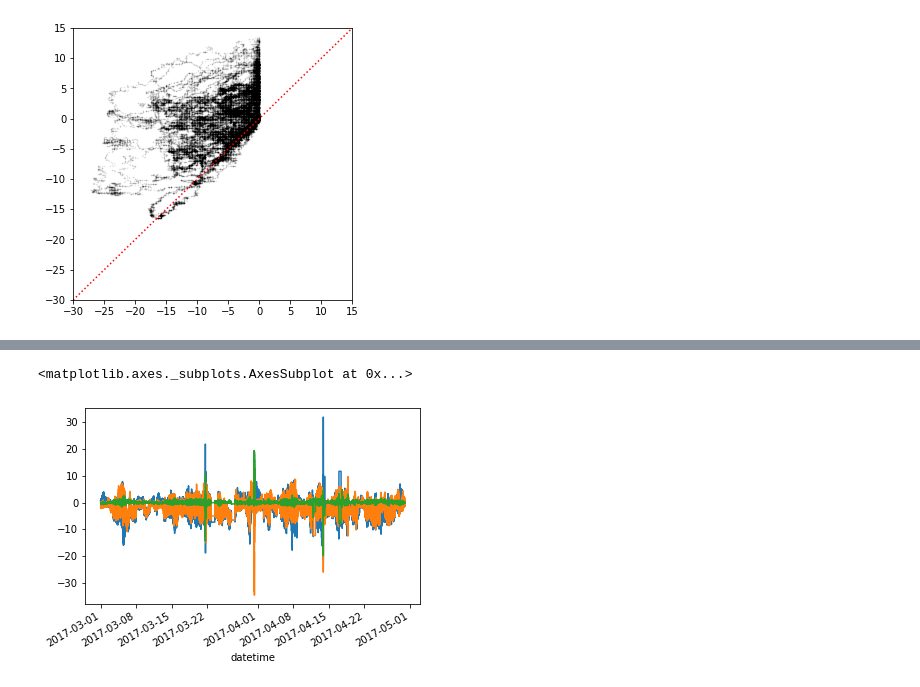
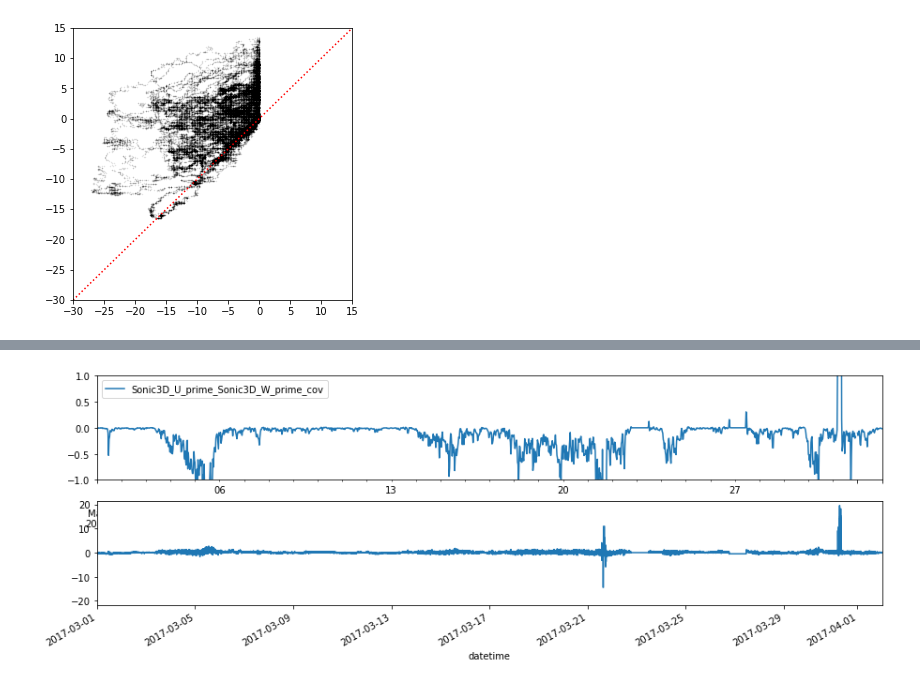
Before and after one commit to moorec52/atmos-boundary-layer, a Jupyter notebook: Untitled.ipynb, the cells around one changed output, grey strips where cells are left out. Drawn from its saved outputs; the diff is of its cells as text; code cells hidden in the pictures.

```diff
--- a/Untitled.ipynb
+++ b/Untitled.ipynb
@@ -107,7 +210,0 @@ plt.xlim((startdate,enddate))
-# %%
-winds.Sonic3D_U.plot()
-winds.Sonic3D_V.plot()
-winds.Sonic3D_W.plot()
-# %% [output]
-<matplotlib.axes._subplots.AxesSubplot at 0x...>
-[figure, removed]
@@ -114,3 +218,20 @@ winds.Sonic3D_W.plot()
+# %%
+startdate = pd.Timestamp('2017-03-01')
+enddate = pd.Timestamp('2017-04-02')
+
+fig, ax = plt.subplots(2,1,figsize=(15,5))
+
+#cues_uw_cov.plot(ax=ax[0])
+#cues_vw_cov.plot(ax=ax[0])
+cues_uw_cov.plot(ax=ax[0])
+ax[0].set_ylim((-1,1))
+
+cues.Sonic3D_W.plot(ax=ax[1])
+
+for _ax in ax:
+    _ax.set_xlim((startdate,enddate))
+# %% [output]
+[figure, added]
 # %%
 startdate = pd.Timestamp('2017-03-09')
 enddate = pd.Timestamp('2017-03-12')
```
Also changed, not shown: parts of 10 cells of this notebook, 2 other files.
